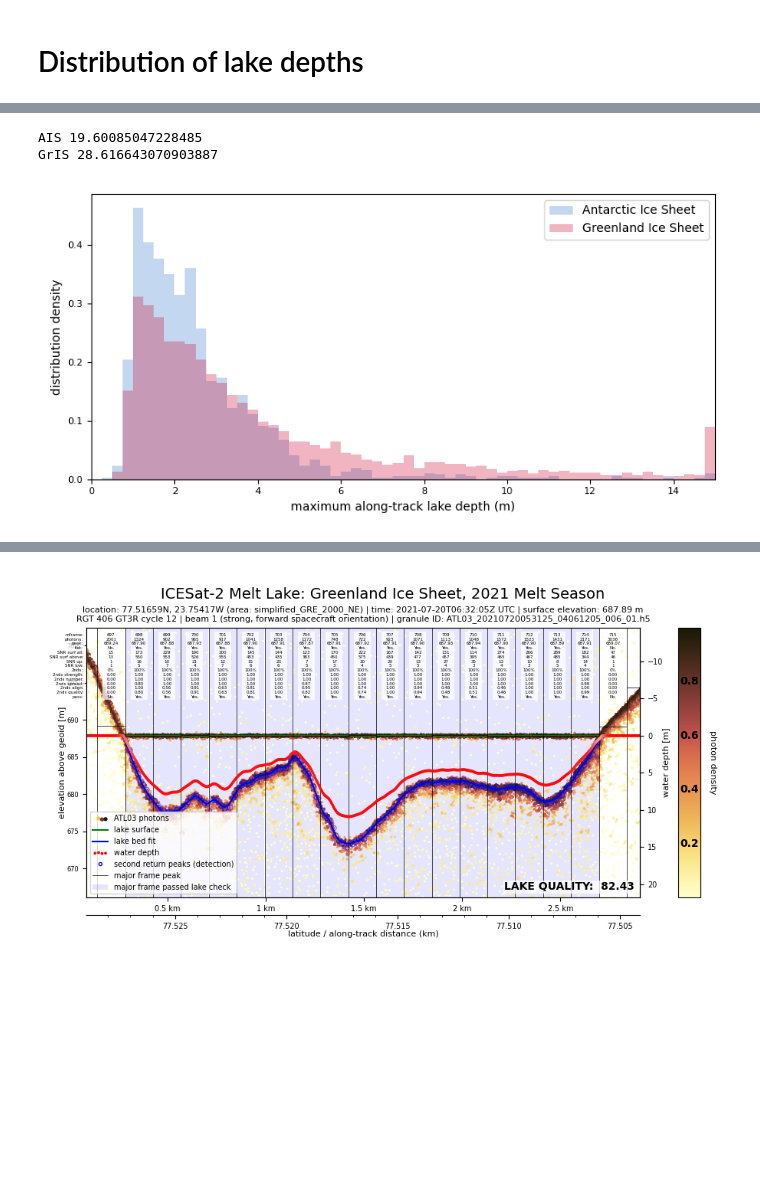
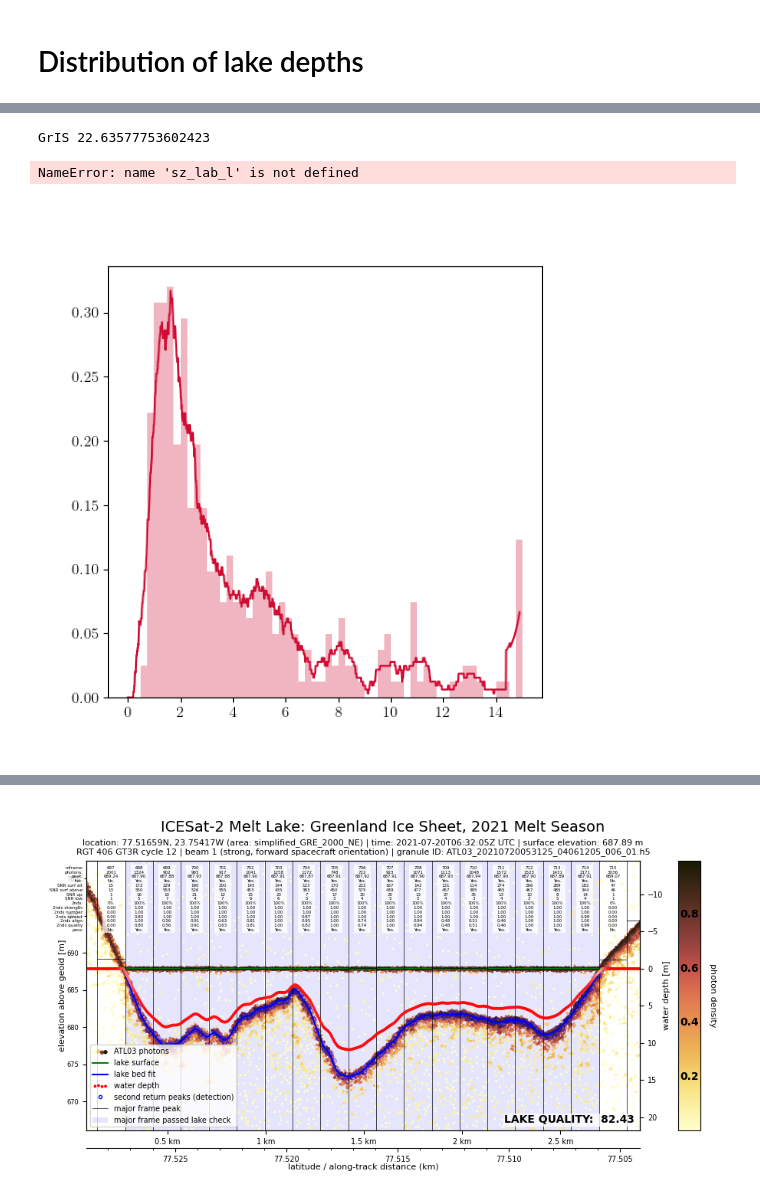
Before and after one commit to fliphilipp/icelakes-methods, a Jupyter notebook: plots_depth_analysis.ipynb, the cells around one changed output, grey strips where cells are left out. Cells and saved outputs as stored; diff of their text form; code cells hidden in the pictures; blank space fills up the shorter version.

Commit message:
update max along track depth estimation to be more robust

```diff
--- a/plots_depth_analysis.ipynb
+++ b/plots_depth_analysis.ipynb
@@ -39,51 +54,76 @@ len(df_lakes)
 # %%
-sz_sup = 14
-sz_tit_l = 12
-sz_tit_s = 7
-sz_lab_l = 10
-sz_lab_s = 6
-sz_tck_l = 8
-sz_tck_s = 5
-colors = {'GrIS': '#D00C33', # Greenland flag
-          'AIS': '#3A7DCE' # Antarctica, Graham Bartram Design
-         }
+# sz_sup = 14
+# sz_tit_l = 12
+# sz_tit_s = 7
+# sz_lab_l = 10
+# sz_lab_s = 6
+# sz_tck_l = 8
+# sz_tck_s = 5
+# colors = {'GrIS': '#D00C33', # Greenland flag
+#           'AIS': '#3A7DCE' # Antarctica, Graham Bartram Design
+#          }
 # %%
-fig, ax = plt.subplots(figsize=[8,4])
+plt.rcParams.update({
+    'font.size': 12,
+    'text.usetex': True,
+    'font.family': 'Optima'
+})
+colors = {
+    'GrIS': '#D00C33', # Greenland flag
+    'AIS': '#3A7DCE' # Antarctica, Graham Bartram Design
+}
+line_sty = {
+    'low_melt': '--',
+    'high_melt': '-'
+}
+
+season_type = {
+    '2018-19': 'high_melt',
+    '2020-21': 'low_melt',
+    '2019': 'high_melt',
+    '2020': 'low_melt'
+}
+
+
+fig, ax = plt.subplots(figsize=[6,6], dpi=100)
 step = 0.25
 step_s = 0.01
 smooth = 1
 uplim = 15
+bins = np.arange(0,uplim+step/2,step)
+mids = bins[:-1] + np.diff(bins)/2
+bins_s = np.arange(0,uplim+step_s-0.1,step_s)
+mids_s = bins_s[:-1] + np.diff(bins_s)/2
+
 hdls = []
-for i,sheet in enumerate(['AIS', 'GrIS']):
-    dfi = df_lakes[df_lakes.ice_sheet == sheet]
+
+for melt_season in ['2019', '2020', '2018-19', '2020-21']:
+    sheet = 'AIS' if len(melt_season)>4 else 'GrIS'
+    dfi = df_lakes[df_lakes.melt_season == melt_season]
     sheet_name = 'Antarctic Ice Sheet' if sheet=='AIS' else 'Greenland Ice Sheet'
     print(sheet, dfi.max_depth.max())
-    depths = np.clip(dfi.max_depth, 0, uplim-0.01)
-    bins = np.arange(0,uplim+step,step)
-    mids = bins[:-1] + np.diff(bins)/2
+    depths = np.clip(dfi.max_depth, 0, uplim-step/2)
     hist = np.histogram(depths, bins=bins, density=True)[0]
-    # bins_s = np.arange(0,uplim+step_s-0.1,step_s)
-    # mids_s = bins_s[:-1] + np.diff(bins_s)/2
-    # hist_s = np.histogram(depths, bins=bins_s, density=True)[0]
-    # wdw = int(np.ceil(smooth/step_s))
-    # hist_smooth = pd.Series(hist_s).rolling(window=wdw, center=True, min_periods=1).mean()
+    hist_s = np.histogram(depths, bins=bins_s, density=True)[0]
+    wdw = int(np.ceil(smooth/step_s))
+    hist_smooth = pd.Series(hist_s).rolling(window=wdw, center=True, min_periods=1).mean()
     hdl = ax.bar(mids, hist, np.diff(bins)[0], color=colors[sheet], alpha=0.3, label=sheet_name)
     hdls.append(hdl)
-    # hdl, = ax.plot(mids_s, hist_smooth, color=colors[sheet], label=sheet_name)
-    # hdls.append(hdl)
+    hdl, = ax.plot(mids_s, hist_smooth, color=colors[sheet], label=sheet_name, ls=line_sty[season_type[melt_season]])
+    hdls.append(hdl)
     ax.set_ylabel('distribution density', fontsize=sz_lab_l)
     ax.set_xlabel('maximum along-track lake depth (m)', fontsize=sz_lab_l)
     ax.set_xlim((0,uplim))
     ax.tick_params(axis='both', labelsize=sz_tck_l)
 
 ax.legend(handles=hdls)
 fig.tight_layout()
 
-fig.savefig('plots/depth_distributions.jpg', dpi=600)
+# fig.savefig('plots/depth_distributions.jpg', dpi=600)
 # %% [output]
-AIS 19.60085047228485
-GrIS 28.616643070903887
+GrIS 22.63577753602423
+NameError: name 'sz_lab_l' is not defined
-[figure, old version]
+[figure, new version]
 # %%
 df_depth = df_lakes[df_lakes.ice_sheet=='GrIS'].sort_values(by='quality_summary', ascending=False)
 df_depth
```
Also changed, not shown: parts of 3 cells of this notebook, 11 other files.
